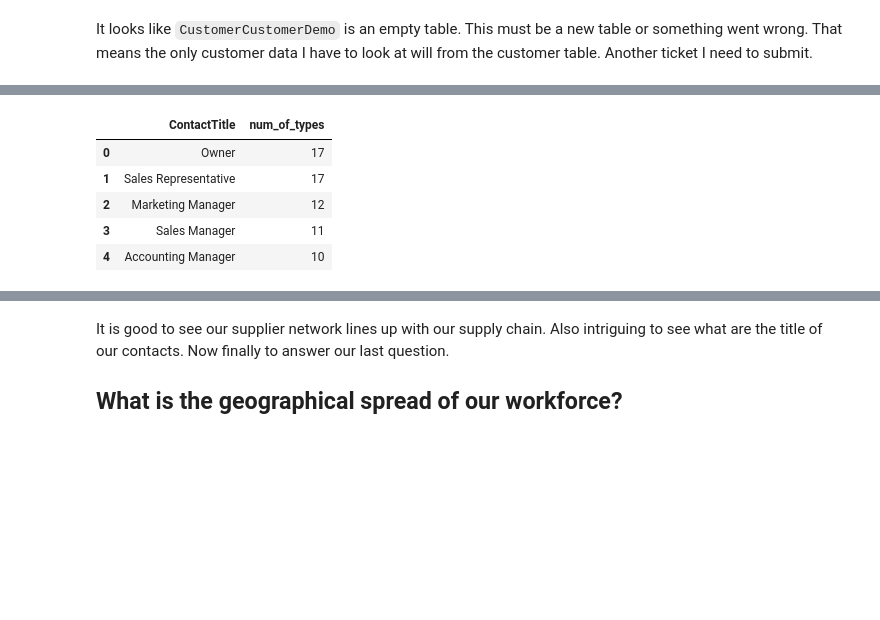
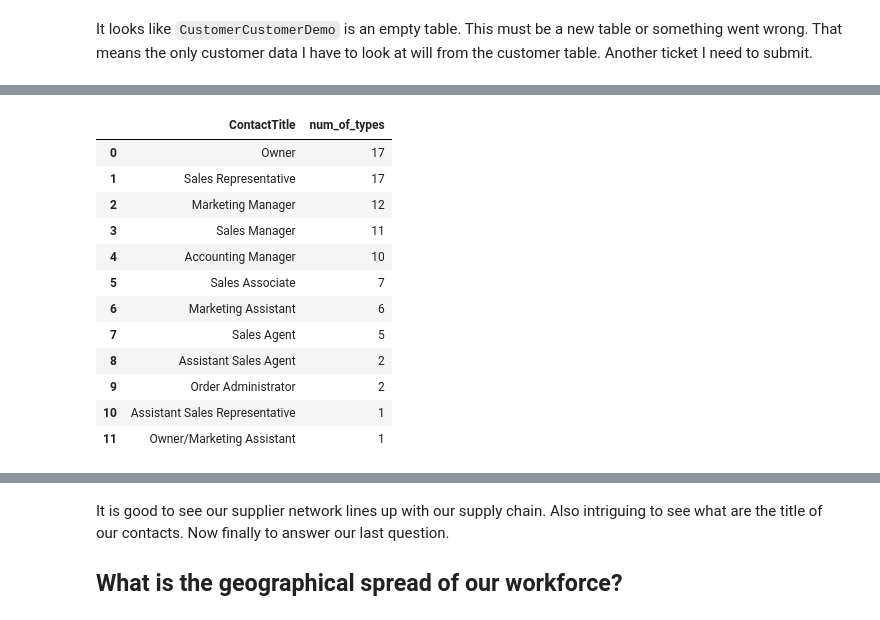
Before and after one commit to Socjon/dsc-2-final-project-online-ds-pt-100118, a Jupyter notebook: rough.ipynb, the cells around one changed output, grey strips where cells are left out. Drawn from its saved outputs; the diff is of its cells as text; code cells hidden in the pictures; blank space fills up the shorter version.

```diff
--- a/rough.ipynb
+++ b/rough.ipynb
@@ -330,5 +337,5 @@ GROUP BY ContactTitle  \
 ORDER BY num_of_types DESC'''
 
 df4 = pd.read_sql_query(q, engine)
-df4.head()
+df4
 # %% [output]
@@ -337,9 +344,16 @@ df4.head()
 |  | ContactTitle | num_of_types |
 | 0 | Owner | 17 |
 | 1 | Sales Representative | 17 |
 | 2 | Marketing Manager | 12 |
 | 3 | Sales Manager | 11 |
 | 4 | Accounting Manager | 10 |
+| 5 | Sales Associate | 7 |
+| 6 | Marketing Assistant | 6 |
+| 7 | Sales Agent | 5 |
+| 8 | Assistant Sales Agent | 2 |
+| 9 | Order Administrator | 2 |
+| 10 | Assistant Sales Representative | 1 |
+| 11 | Owner/Marketing Assistant | 1 |
 # %%
 q = '''SELECT Region, Count(*) num_of_customers \
 FROM Customer  \
```
Also changed, not shown: parts of 64 cells of this notebook.
